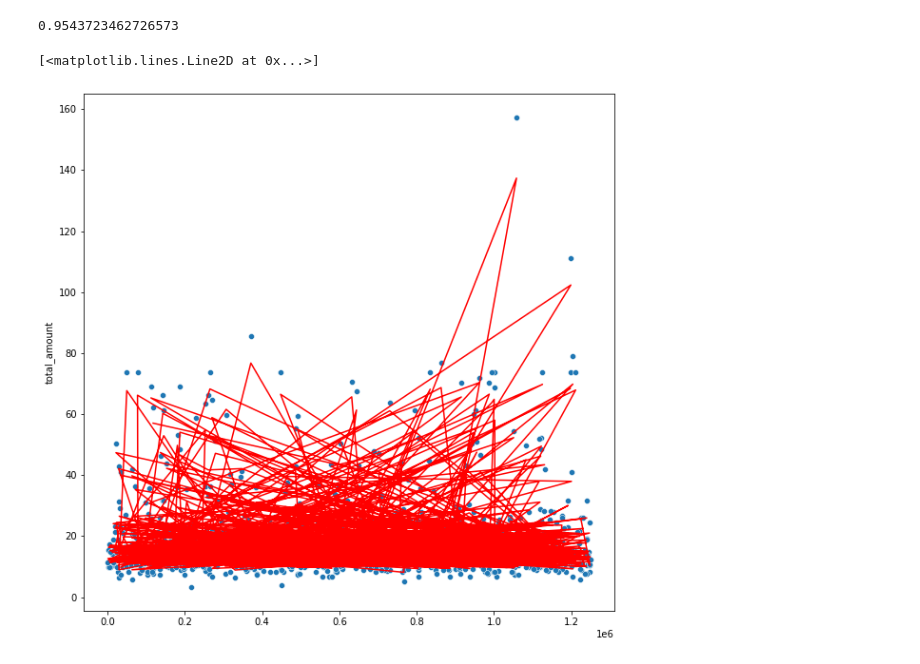
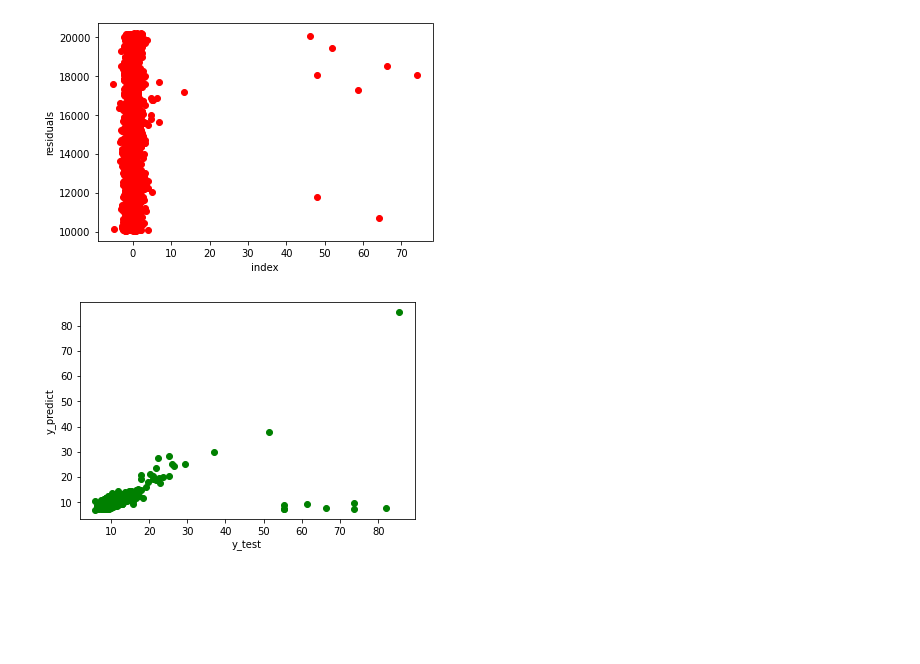
Before and after one commit to loalberto/Springboard-DataScienceCapstone2, a Jupyter notebook: Testing_Taxi_data.ipynb, the cells around one changed output. Saved outputs shown, nothing was run; the diff lists cells and outputs as text; code cells hidden in the pictures; blank space fills up the shorter version.

```diff
--- a/Testing_Taxi_data.ipynb
+++ b/Testing_Taxi_data.ipynb
@@ -98,13 +97,15 @@ array([[ 1.98219719e-01,  6.70497692e-03,  8.62136347e-01,
-# %%
-# Normalizing the data helped to decrease the score which can help create more variance
-ridge.score(X_test, y_test)
-# %% [output]
-0.9543723462726573
-# %%
-y_pred_sample = ridge.predict(X_test)[index]
-plt.figure(figsize=(10, 10))
-sns.scatterplot(index, y_test_sample)
-plt.plot(index, y_pred_sample, c='red')
-# %% [output]
-[<matplotlib.lines.Line2D at 0x...>]
-[figure, removed]
+# %%
+plt.scatter(residual, residual.index, color='red')
+plt.xlabel('index')
+plt.ylabel('residuals')
+plt.show()
+# %% [output]
+[figure, added]
+# %%
+# A scatter plot of y_test vs. y_pred
+plt.scatter(y_test, y_pred, color='green')
+plt.xlabel('y_test')
+plt.ylabel('y_predict')
+plt.show()
+# %% [output]
+[figure, added]
```
Also changed, not shown: parts of 14 cells of this notebook.
